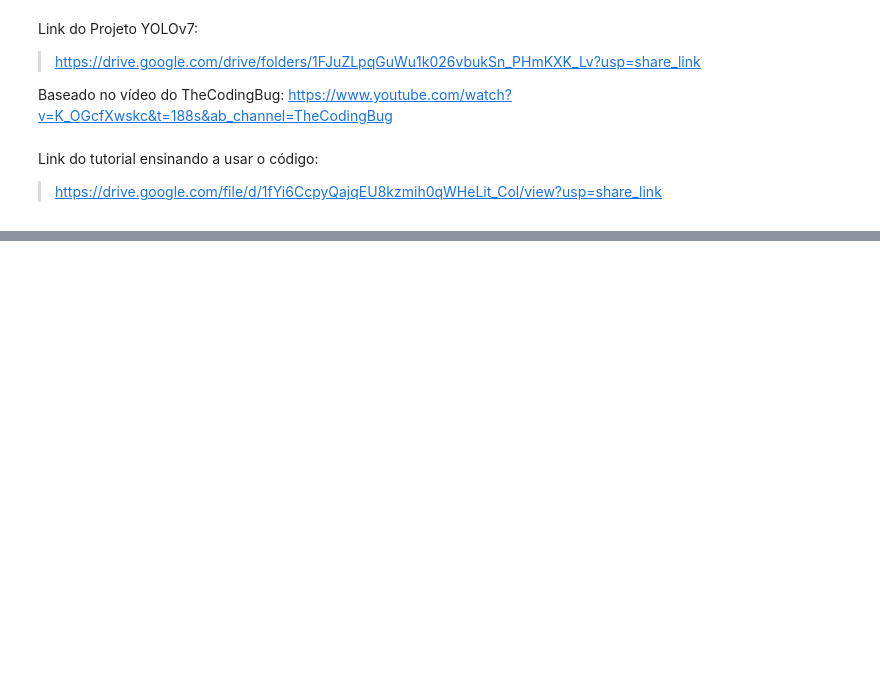
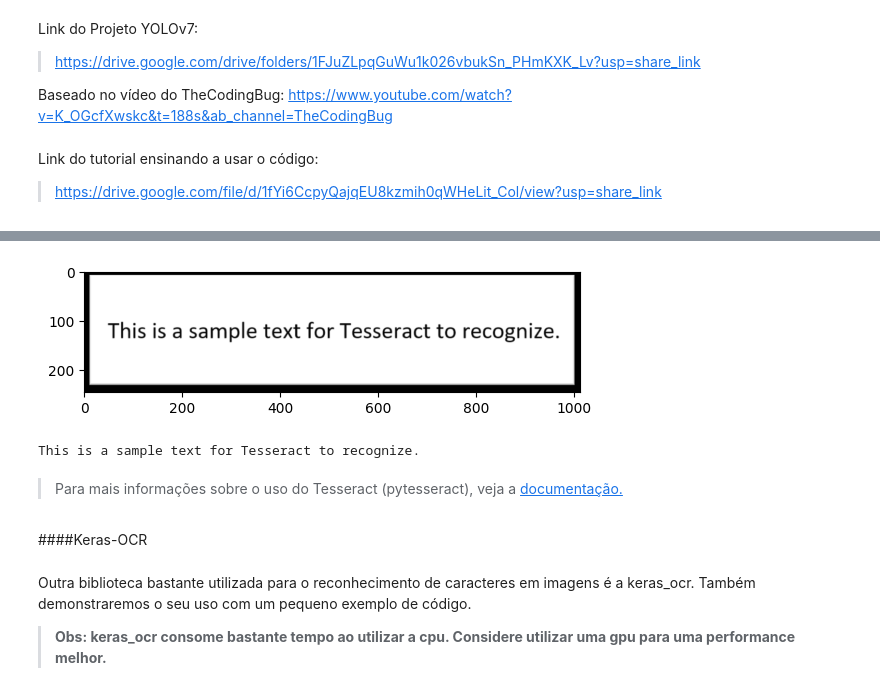
Before and after one commit to Emanuelle-p/object_detection, a Jupyter notebook: object_detection.ipynb, the cells around one changed output, grey strips where cells are left out. Saved outputs shown, nothing was run; the diff lists cells and outputs as text; code cells hidden in the pictures; blank space fills up the shorter version.

```diff
--- a/object_detection.ipynb
+++ b/object_detection.ipynb
@@ -194,0 +269,23 @@ Link do tutorial ensinando a usar o código:
+# %%
+#Obtendo imagem para teste
+urllib.request.urlretrieve(
+  'https://d33wubrfki0l68.cloudfront.net/4fd836daadac92b4bdf2759e7dffe4870264c68b/f851a/images/ocr-tesseract-sample-text.png',
+   "teste.png")
+img = cv2.imread('teste.png')
+plot_image(img)
+# %% [output]
+[figure, added]
+# %%
+#Convertendo para texto usando o Tesseract
+text = pytesseract.image_to_string(img)
+print(text)
+# %% [output]
+This is a sample text for Tesseract to recognize.
+# %% [markdown]
+> Para mais informações sobre o uso do Tesseract (pytesseract), veja a [documentação.](https://pypi.org/project/pytesseract/)
+# %% [markdown]
+####Keras-OCR
+# %% [markdown]
+Outra biblioteca bastante utilizada para o reconhecimento de caracteres em imagens é a keras_ocr. Também demonstraremos o seu uso com um pequeno exemplo de código.
+
+>**Obs: keras_ocr consome bastante tempo ao utilizar a cpu. Considere utilizar uma gpu para uma performance melhor.**
```
Also changed, not shown: parts of 30 cells of this notebook.
